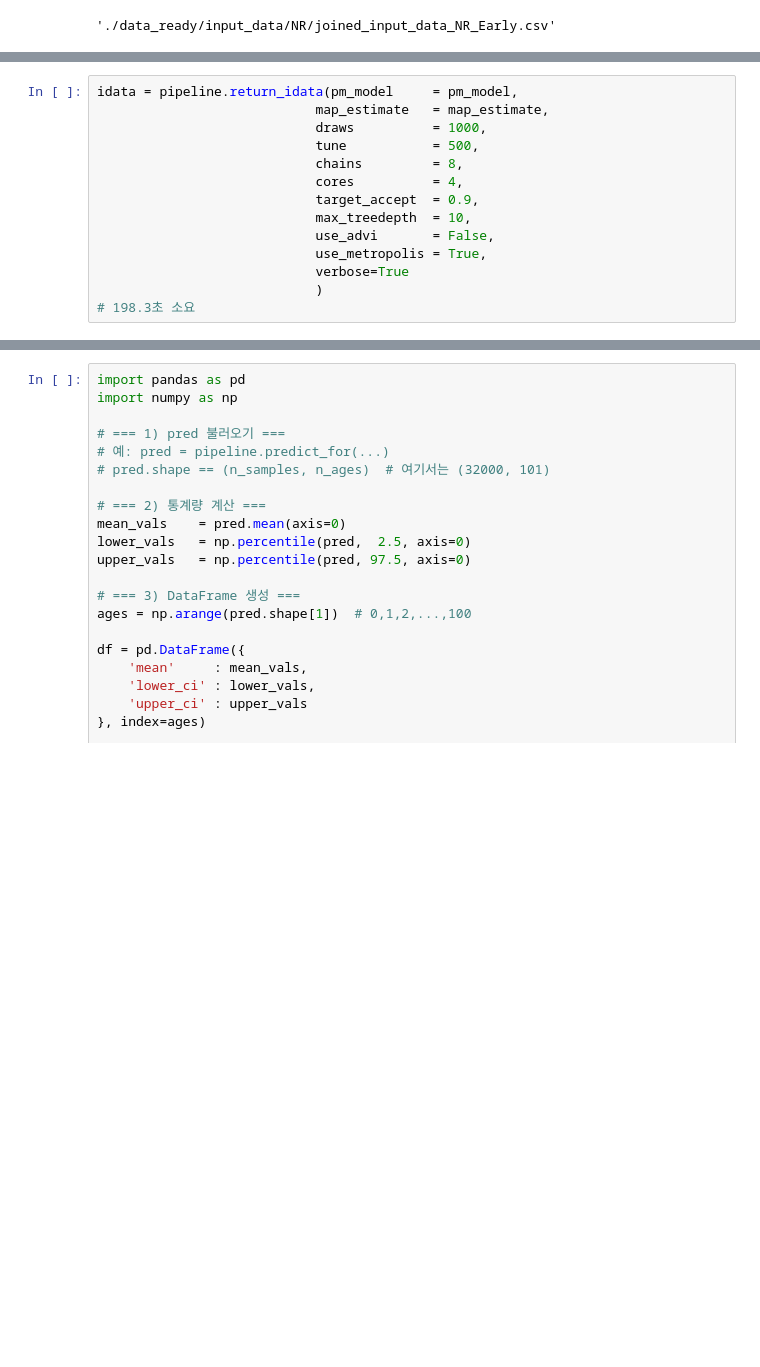
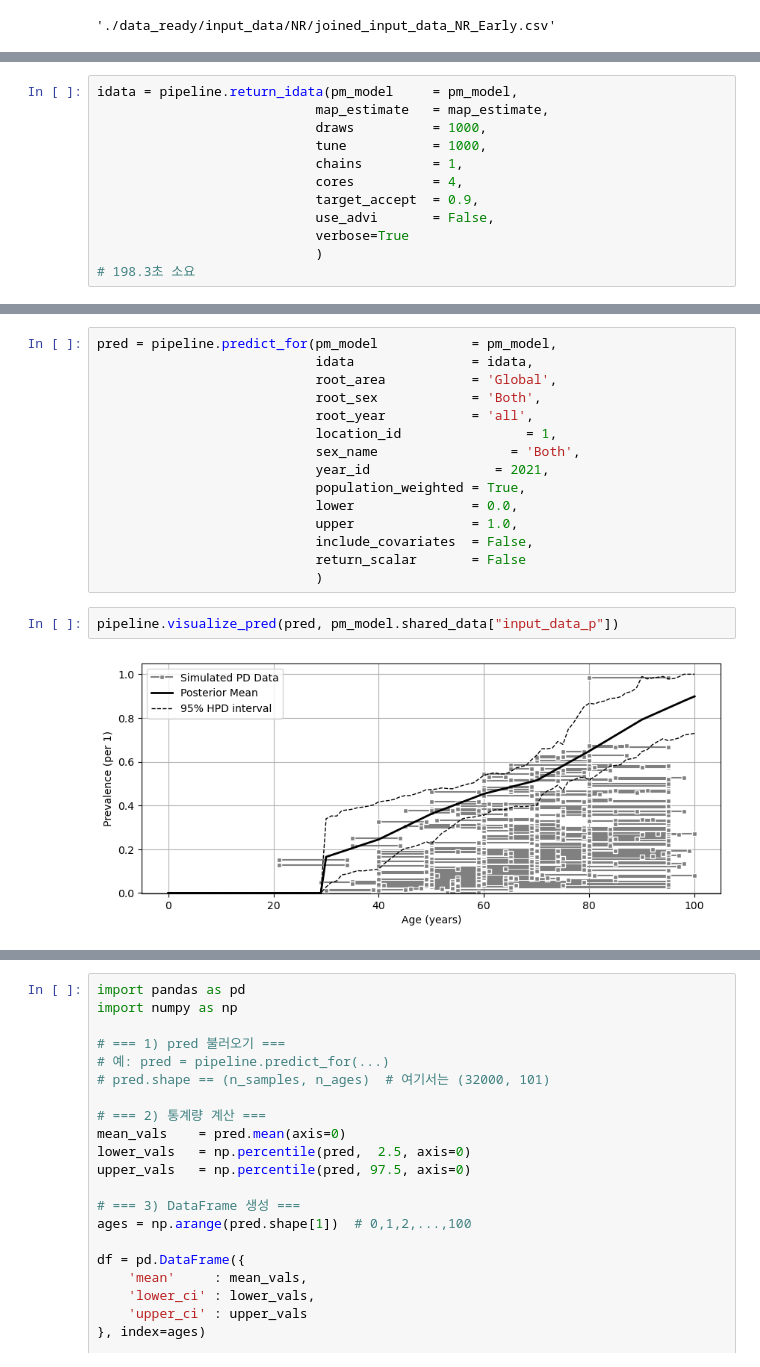
Before and after one commit to EonSJeon/dismod_mr_migrated, a Jupyter notebook: reforged_mr/demo_0811.ipynb, the cells around one changed output, grey strips where cells are left out. Drawn from its saved outputs; the diff is of its cells as text; blank space fills up the shorter version.

Commit message:
prob: include_cov = false not working...

```diff
--- a/reforged_mr/demo_0811.ipynb
+++ b/reforged_mr/demo_0811.ipynb
@@ -94,13 +93,11 @@ KeyboardInterrupt:
 idata = pipeline.return_idata(pm_model     = pm_model,
                             map_estimate   = map_estimate,
                             draws          = 1000,
-                            tune           = 500,
-                            chains         = 8,
+                            tune           = 1000,
+                            chains         = 1,
                             cores          = 4,
                             target_accept  = 0.9,
-                            max_treedepth  = 10,
                             use_advi       = False,
-                            use_metropolis = True,
                             verbose=True
                             )
 # 198.3초 소요
@@ -177,3 +122,22 @@ beta_p_x_sdi  0.0000  0.0000   0.0000
+# %%
+pred = pipeline.predict_for(pm_model            = pm_model,
+                            idata               = idata,
+                            root_area           = 'Global',
+                            root_sex            = 'Both',
+                            root_year           = 'all',
+                            location_id                = 1,
+                            sex_name                 = 'Both',
+                            year_id                = 2021,
+                            population_weighted = True,
+                            lower               = 0.0,
+                            upper               = 1.0,
+                            include_covariates  = False,
+                            return_scalar       = False
+                            )
+# %%
+pipeline.visualize_pred(pred, pm_model.shared_data["input_data_p"])
+# %% [output]
+[figure, added]
 # %%
 summary_df = pipeline.return_rhat(idata)
 # %% [output]
```
Also changed, not shown: parts of 11 cells of this notebook, 6 other files.
